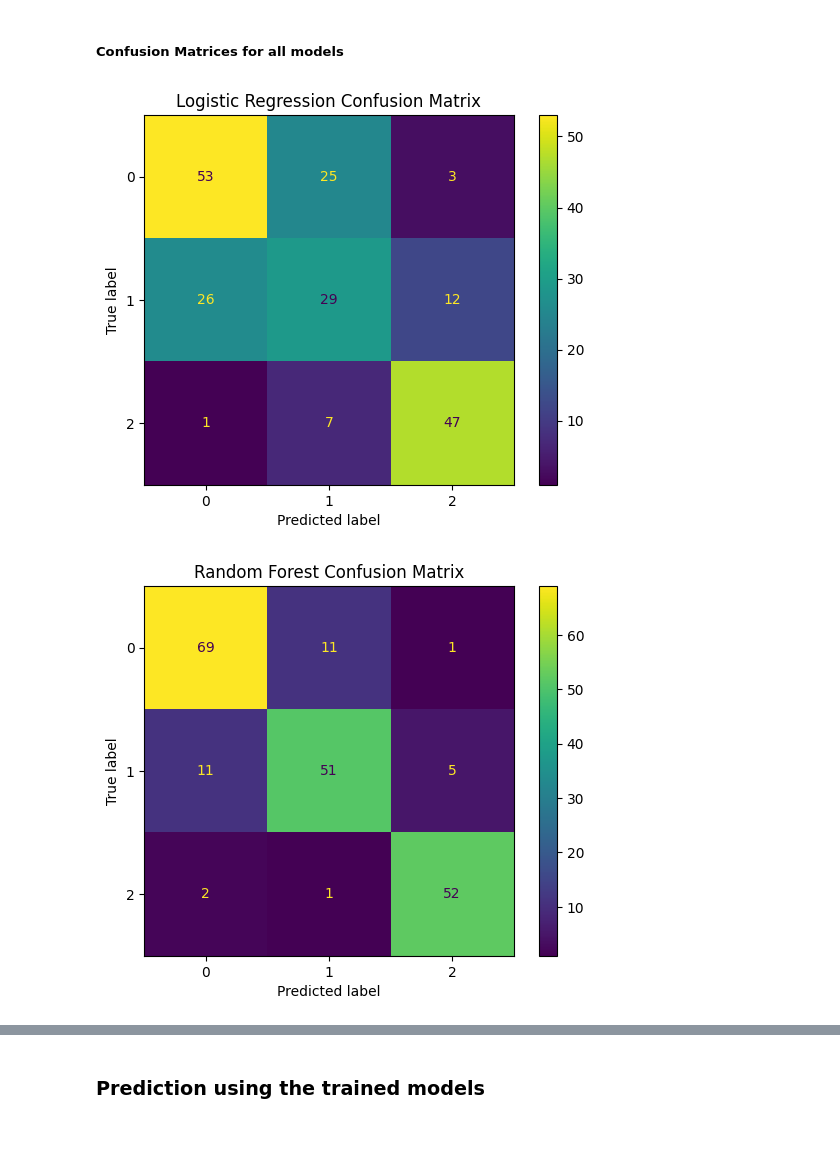
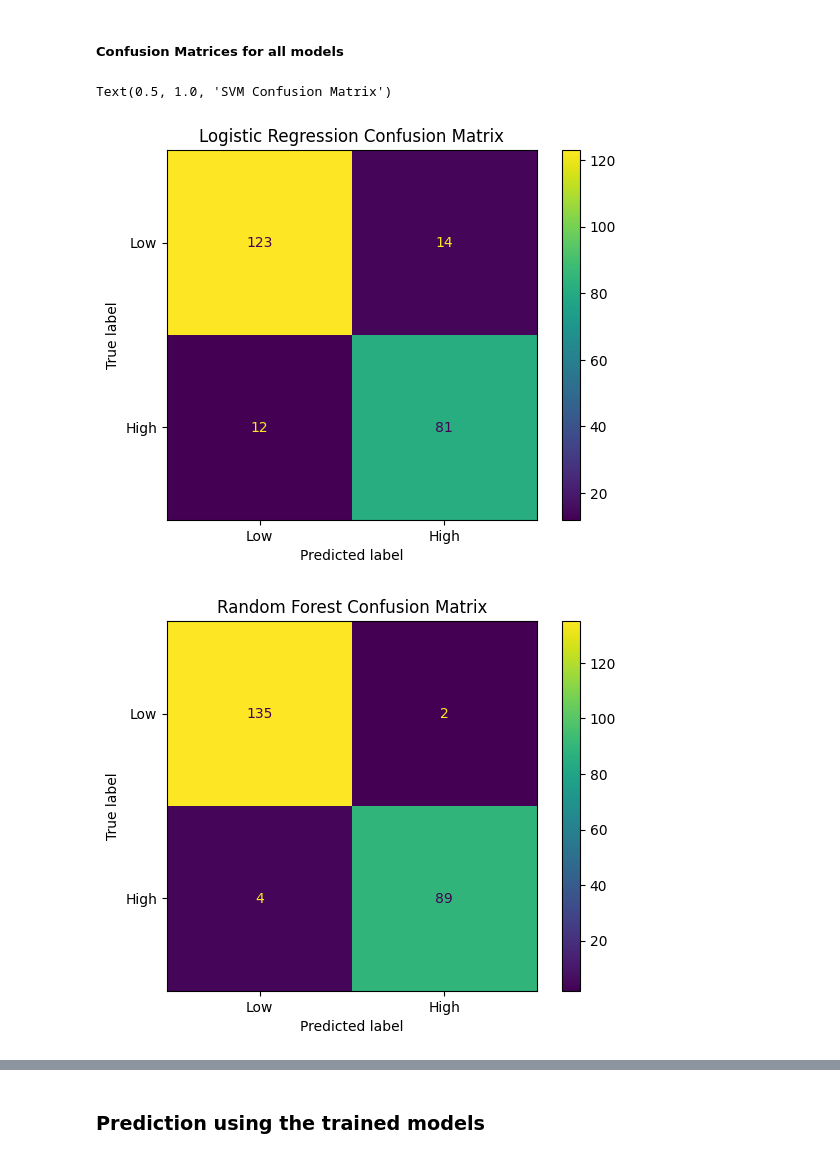
Before and after one commit to sugam-sm/Maternal-Health-Risk-Classification, a Jupyter notebook: code.ipynb, the cells around one changed output, grey strips where cells are left out. Drawn from its saved outputs; the diff is of its cells as text; code cells hidden in the pictures.

Commit message:
changed dataset for the project.

```diff
--- a/code.ipynb
+++ b/code.ipynb
@@ -9,6 +9,6 @@ import pandas as pd
 ##### Loading dataset
 # %%
 # using pandas for importing the dataset and assigning it to a dataframe "df".
-df = pd.read_csv('https://archive.ics.uci.edu/ml/machine-learning-databases/00639/Maternal%20Health%20Risk%20Data%20Set.csv')
+df = pd.read_csv('Dataset.csv')
 df
 # %% [output]
@@ -41 +47,5 @@ RiskLevel      0
 dtype: int64
+# %%
+df.drop_duplicates(inplace=True)
+df.dropna(axis=0, inplace=True)
+df.isnull().sum()
@@ -86,7 +133,7 @@ plt.show()
 ##### target mapping to numbers
 # %%
 # mapping target variable to numerical values
-mapping = {'low risk': 0, 'mid risk': 1, 'high risk': 2}
-df['MappedTarget'] = df['RiskLevel'].map(mapping)
+mapping = {'Low': 0, 'High': 1}
+df['MappedTarget'] = df['Risk Level'].map(mapping)
 df
 # %% [output]
@@ -107,7 +154,7 @@ df
 ##### Defining features and target
 # %%
 # defining feature and target variables.
-X = df.drop(columns=['RiskLevel', 'MappedTarget'])
+X = df.drop(columns=['Previous Complications', 'Preexisting Diabetes', 'Gestational Diabetes', 'Mental Health', 'Risk Level', 'MappedTarget'])
 y = df['MappedTarget']
 # %% [markdown]
 ##### Data Splitting into train and test data
@@ -228,15 +272,17 @@ weighted avg       0.71      0.71      0.70       203
 # %% [markdown]
 ##### Confusion Matrices for all models
 # %%
-ConfusionMatrixDisplay.from_predictions(y_test, y_pred_lr)
+class_names = ['Low', 'High']
+
+ConfusionMatrixDisplay.from_predictions(y_test, y_pred_lr, display_labels=class_names)
 plt.title('Logistic Regression Confusion Matrix')
-plt.show()
-ConfusionMatrixDisplay.from_predictions(y_test, y_pred_rf)
+
+ConfusionMatrixDisplay.from_predictions(y_test, y_pred_rf, display_labels=class_names)
 plt.title('Random Forest Confusion Matrix')
-plt.show()
-ConfusionMatrixDisplay.from_predictions(y_test, y_pred_svm)
+
+ConfusionMatrixDisplay.from_predictions(y_test, y_pred_svm, display_labels=class_names)
 plt.title('SVM Confusion Matrix')
-plt.show()
 # %% [output]
+Text(0.5, 1.0, 'SVM Confusion Matrix')
-[figure, old version]
+[figure, new version]
-[figure, old version]
+[figure, new version]
```
Also changed, not shown: parts of 14 cells of this notebook.
